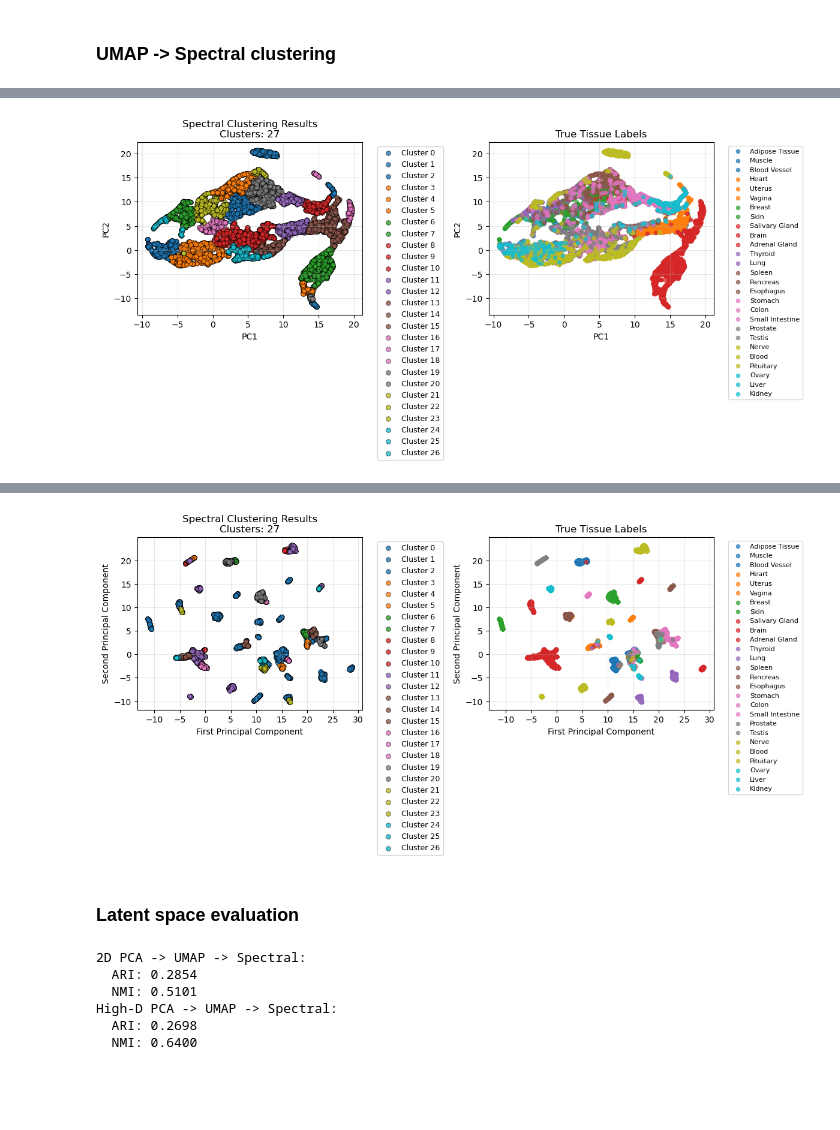
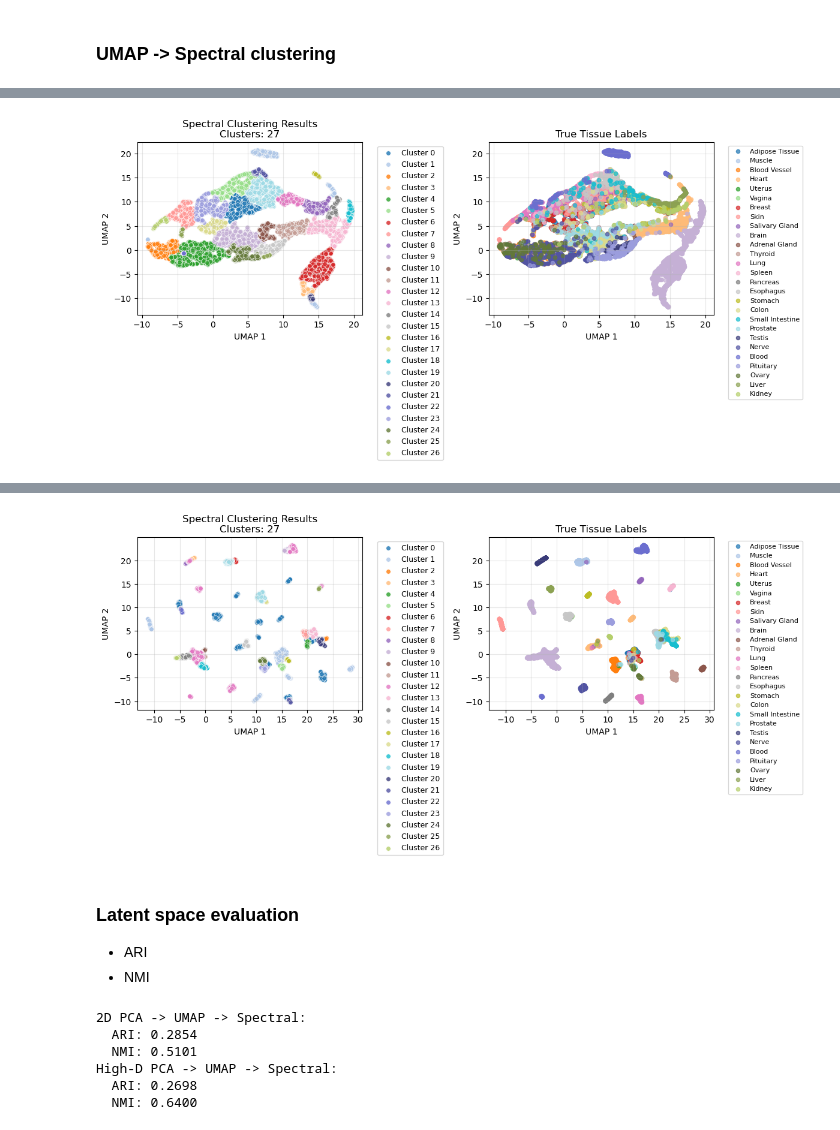
Before and after one commit to emilyekstrum/cu-cpbs-7602, a Jupyter notebook: assignment03/dimensionality_reduction.ipynb, the cells around one changed output, grey strips where cells are left out. Cells and saved outputs as stored; diff of their text form; code cells hidden in the pictures; blank space fills up the shorter version.

Commit message:
plot formatting

```diff
--- a/assignment03/dimensionality_reduction.ipynb
+++ b/assignment03/dimensionality_reduction.ipynb
@@ -198,13 +200,13 @@ print(f"Number of components for 85% variance: {pca_85.n_components_}")
 print(f"Explained variance: {pca_85.explained_variance_ratio_.sum():.4f}")
 
 # add first two components to dataframe for visualization
-merged_df['PCA1_95'] = pca_result_85[:, 0]
-merged_df['PCA2_95'] = pca_result_85[:, 1]
+merged_df['PCA1_85'] = pca_result_85[:, 0]
+merged_df['PCA2_85'] = pca_result_85[:, 1]
 
-# plot first two components of 95% variance PCA
+# plot first two components of 85% variance PCA
 plt.figure(figsize=(12, 8))
-sns.scatterplot(data=merged_df, x='PCA1_95', y='PCA2_95', hue='SMTS', alpha=0.7)
-plt.title('PCA (95% variance retained) of GTEx Gene Expression Data')
+sns.scatterplot(data=merged_df, x='PCA1_85', y='PCA2_85', hue='SMTS', alpha=0.7)
+plt.title('PCA (85% variance retained) of GTEx Gene Expression Data')
 plt.xlabel(f'PC1 ({pca_85.explained_variance_ratio_[0]:.3f} variance explained)')
 plt.ylabel(f'PC2 ({pca_85.explained_variance_ratio_[1]:.3f} variance explained)')
 plt.legend(title='Tissue Type', bbox_to_anchor=(1.05, 1), loc='upper left')
@@ -313,45 +316,48 @@ Cluster 22: 14 samples
 # %%
 tissue_labels = merged_df['SMTS']
 
 plt.figure(figsize=(12, 5))
 
 # clustering results - color by cluster
 plt.subplot(1, 2, 1)
 unique_labels_spectral = set(spectral_labels_2d)
 n_clusters_spectral = len(unique_labels_spectral)
-# colors for each cluster
-cluster_colors_spectral = plt.cm.tab10(np.linspace(0, 1, max(10, n_clusters_spectral)))
+
+# color each cluster differently
+colors_tab20 = plt.cm.tab20(np.linspace(0, 1, 20))
+colors_tab20b = plt.cm.tab20b(np.linspace(0, 1, 20))
+colors_tab20c = plt.cm.tab20c(np.linspace(0, 1, 20))
+all_colors = np.vstack([colors_tab20, colors_tab20b[:7]])  # 27 colors
+
 for i, k in enumerate(sorted(unique_labels_spectral)):
     class_member_mask = (spectral_labels_2d == k)
     xy = umap_result_2d[class_member_mask]
-    color_idx = k % len(cluster_colors_spectral)
-    plt.scatter(xy[:, 0], xy[:, 1], c=[cluster_colors_spectral[color_idx]], marker='o',
-               s=30, alpha=0.8, label=f'Cluster {k}', edgecolors='black', linewidth=0.5)
+    plt.scatter(xy[:, 0], xy[:, 1], c=[all_colors[k]], marker='o',
+               s=30, alpha=0.8, label=f'Cluster {k}', edgecolors="white", linewidth=0.5)
 plt.title(f'Spectral Clustering Results\nClusters: {n_clusters_spectral}')
-plt.xlabel('PC1')
-plt.ylabel('PC2')
+plt.xlabel('UMAP 1')
+plt.ylabel('UMAP 2')
 plt.legend(bbox_to_anchor=(1.05, 1), loc='upper left', fontsize=9)
 plt.grid(True, alpha=0.3)
 
 # ground truth tissue plot
 plt.subplot(1, 2, 2)
 unique_tissues = tissue_labels.unique()
-tissue_colors = plt.cm.tab10(np.linspace(0, 1, len(unique_tissues)))
 for i, tissue in enumerate(unique_tissues):
     tissue_mask = (tissue_labels == tissue)
     xy = umap_result_2d[tissue_mask]
-    plt.scatter(xy[:, 0], xy[:, 1], c=[tissue_colors[i]], marker='o', s=20, alpha=0.7, label=tissue)
+    plt.scatter(xy[:, 0], xy[:, 1], c=[all_colors[i]], marker='o', s=20, alpha=0.7, label=tissue)
 
 plt.title('True Tissue Labels')
-plt.xlabel('PC1')
-plt.ylabel('PC2')
+plt.xlabel('UMAP 1')
+plt.ylabel('UMAP 2')
 plt.legend(bbox_to_anchor=(1.05, 1), loc='upper left', fontsize=8)
 plt.grid(True, alpha=0.3)
 
 plt.tight_layout()
 plt.show()
 # %% [output]
-[figure, old version]
+[figure, new version]
 # %%
 # spectral clustering - high D PCA -> UMAP
 spectral_hd = SpectralClustering(n_clusters=27, affinity='nearest_neighbors', random_state=42)
@@ -387,41 +393,45 @@ plt.figure(figsize=(12, 5))
 plt.subplot(1, 2, 1)
 unique_labels_spectral = set(spectral_labels_hd)
 n_clusters_spectral = len(unique_labels_spectral)
-# colors for each cluster
-cluster_colors_spectral = plt.cm.tab10(np.linspace(0, 1, max(10, n_clusters_spectral)))
+
+# color each cluster differently
+colors_tab20 = plt.cm.tab20(np.linspace(0, 1, 20))
+colors_tab20b = plt.cm.tab20b(np.linspace(0, 1, 20))
+colors_tab20c = plt.cm.tab20c(np.linspace(0, 1, 20))
+all_colors = np.vstack([colors_tab20, colors_tab20b[:7]])  # 27 total colors
+
 for i, k in enumerate(sorted(unique_labels_spectral)):
     class_member_mask = (spectral_labels_hd == k)
     xy = umap_result_hd[class_member_mask]
-    color_idx = k % len(cluster_colors_spectral)
-    plt.scatter(xy[:, 0], xy[:, 1], c=[cluster_colors_spectral[color_idx]], marker='o',
-               s=30, alpha=0.8, label=f'Cluster {k}', edgecolors='black', linewidth=0.5)
+    plt.scatter(xy[:, 0], xy[:, 1], c=[all_colors[k]], marker='o',
+               s=30, alpha=0.8, label=f'Cluster {k}', edgecolors='white', linewidth=0.5)
 plt.title(f'Spectral Clustering Results\nClusters: {n_clusters_spectral}')
-plt.xlabel('First Principal Component')
-plt.ylabel('Second Principal Component')
+plt.xlabel('UMAP 1')
+plt.ylabel('UMAP 2')
 plt.legend(bbox_to_anchor=(1.05, 1), loc='upper left', fontsize=9)
 plt.grid(True, alpha=0.3)
 
 # ground truth tissue plot
 plt.subplot(1, 2, 2)
-unique_tissues = tissue_labels.unique()
-tissue_colors = plt.cm.tab10(np.linspace(0, 1, len(unique_tissues)))
 for i, tissue in enumerate(unique_tissues):
     tissue_mask = (tissue_labels == tissue)
     xy = umap_result_hd[tissue_mask]
-    plt.scatter(xy[:, 0], xy[:, 1], c=[tissue_colors[i]], marker='o', s=20, alpha=0.7, label=tissue)
+    plt.scatter(xy[:, 0], xy[:, 1], c=[all_colors[i]], marker='o', s=20, alpha=0.7, label=tissue)
 
 plt.title('True Tissue Labels')
-plt.xlabel('First Principal Component')
-plt.ylabel('Second Principal Component')
+plt.xlabel('UMAP 1')
+plt.ylabel('UMAP 2')
 plt.legend(bbox_to_anchor=(1.05, 1), loc='upper left', fontsize=8)
 plt.grid(True, alpha=0.3)
 
 plt.tight_layout()
 plt.show()
 # %% [output]
-[figure, old version]
+[figure, new version]
 # %% [markdown]
 ### Latent space evaluation
+- ARI
+- NMI
 # %%
 # compare spectral clustering latent spaces based on tissue grouping ability
 
```
Also changed, not shown: parts of 13 cells of this notebook.
